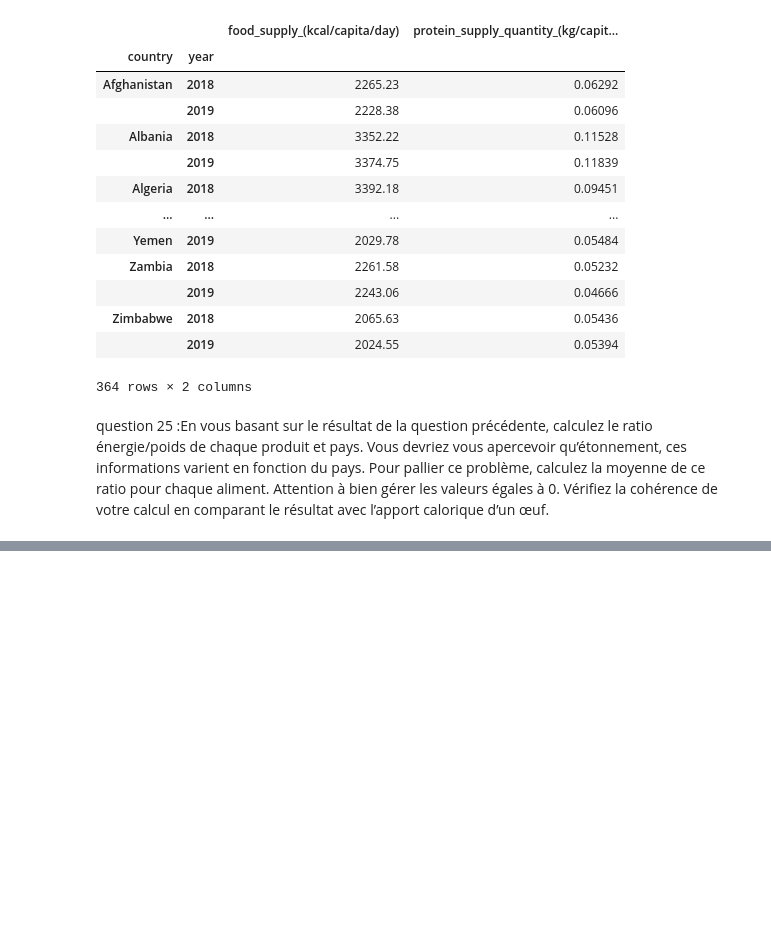
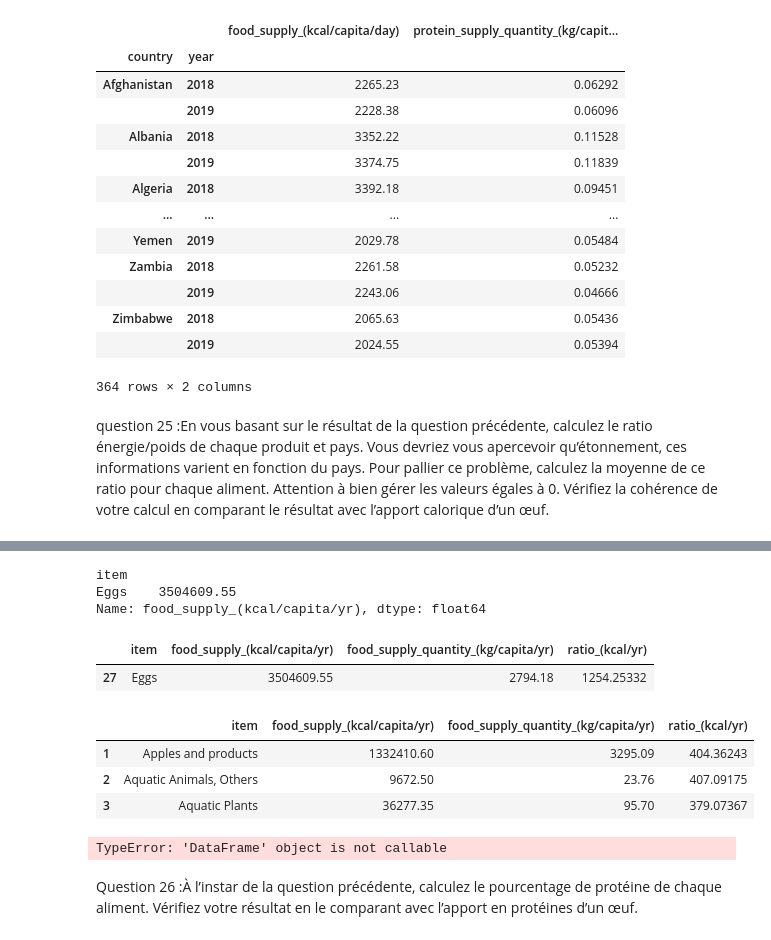
Before and after one commit to t7bo/projet-brief-pandas, a Jupyter notebook: tibo.ipynb, the cells around one changed output, grey strips where cells are left out. Drawn from its saved outputs; the diff is of its cells as text; code cells hidden in the pictures; blank space fills up the shorter version.

```diff
--- a/tibo.ipynb
+++ b/tibo.ipynb
@@ -655,0 +684,32 @@ tab_25=final_df.groupby[['country','year'],]
+# %%
+filtre=tab_25['item']=='Eggs'
+tab_25[filtre].groupby('item')['food_supply_(kcal/capita/yr)'].sum()
+# %% [output]
+item
+Eggs    3504609.55
+Name: food_supply_(kcal/capita/yr), dtype: float64
+# %%
+tab_25[tab_25['item']=='Eggs']
+# %% [output]
+|  | item | food_supply_(kcal/capita/yr) | food_supply_quantity_(kg/capita/yr) | ratio_(kcal/yr) |
+| 27 | Eggs | 3504609.55 | 2794.18 | 1254.25332 |
+# %%
+tab_25=final_df.groupby(['item'])[['food_supply_(kcal/capita/day)','food_supply_quantity_(kg/capita/yr)']].sum().reset_index()
+tab_25['food_supply_(kcal/capita/day)']=tab_25['food_supply_(kcal/capita/day)']*365
+tab_25=tab_25.rename(columns={'food_supply_(kcal/capita/day)':'food_supply_(kcal/capita/yr)'})
+tab_25['ratio_(kcal/yr)']=round(tab_25['food_supply_(kcal/capita/yr)']/tab_25['food_supply_quantity_(kg/capita/yr)'],5)
+tab_25.drop(tab_25[tab_25['food_supply_(kcal/capita/yr)']==0].index, inplace = True)
+tab_25.drop(tab_25[tab_25['food_supply_quantity_(kg/capita/yr)']==0].index, inplace = True)
+
+tab_25.
+# %% [output]
+|  | item | food_supply_(kcal/capita/yr) | food_supply_quantity_(kg/capita/yr) | ratio_(kcal/yr) |
+| 1 | Apples and products | 1332410.60 | 3295.09 | 404.36243 |
+| 2 | Aquatic Animals, Others | 9672.50 | 23.76 | 407.09175 |
+| 3 | Aquatic Plants | 36277.35 | 95.70 | 379.07367 |
+# %%
+tab_25(tab_25['item']=='Eggs')
+# %% [output]
+TypeError: 'DataFrame' object is not callable
+# %% [markdown]
+Question 26 :À l’instar de la question précédente, calculez le pourcentage de protéine de chaque aliment. Vérifiez votre résultat en le comparant avec l’apport en protéines d’un œuf.
```
Also changed, not shown: parts of 5 cells of this notebook.
